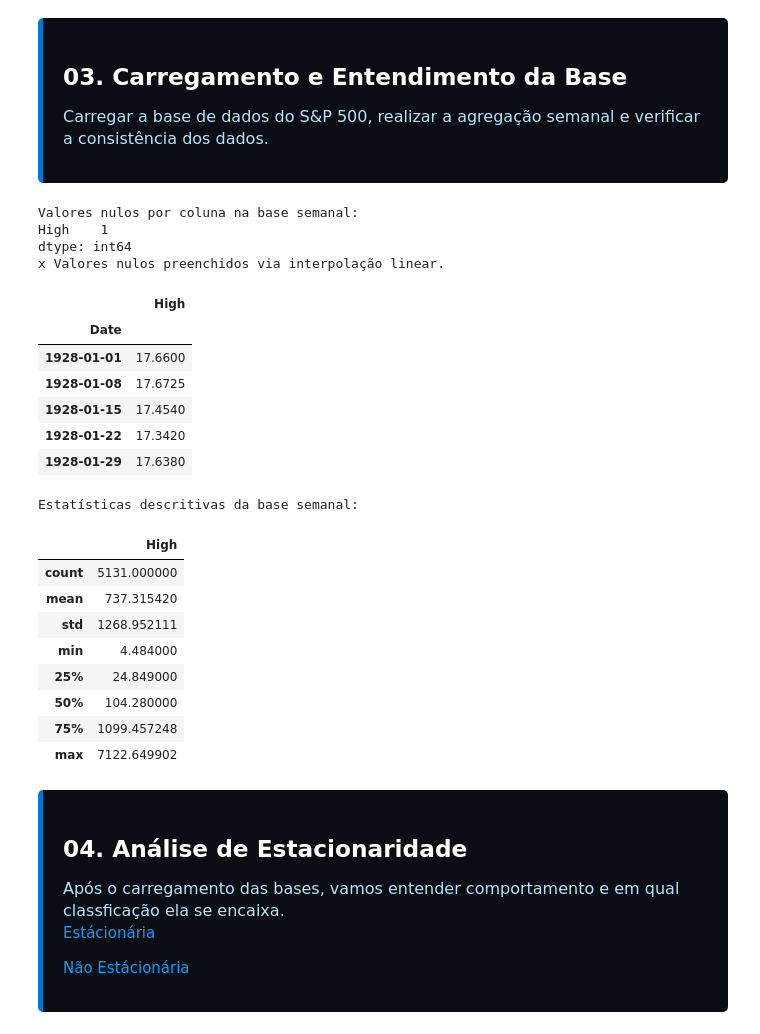
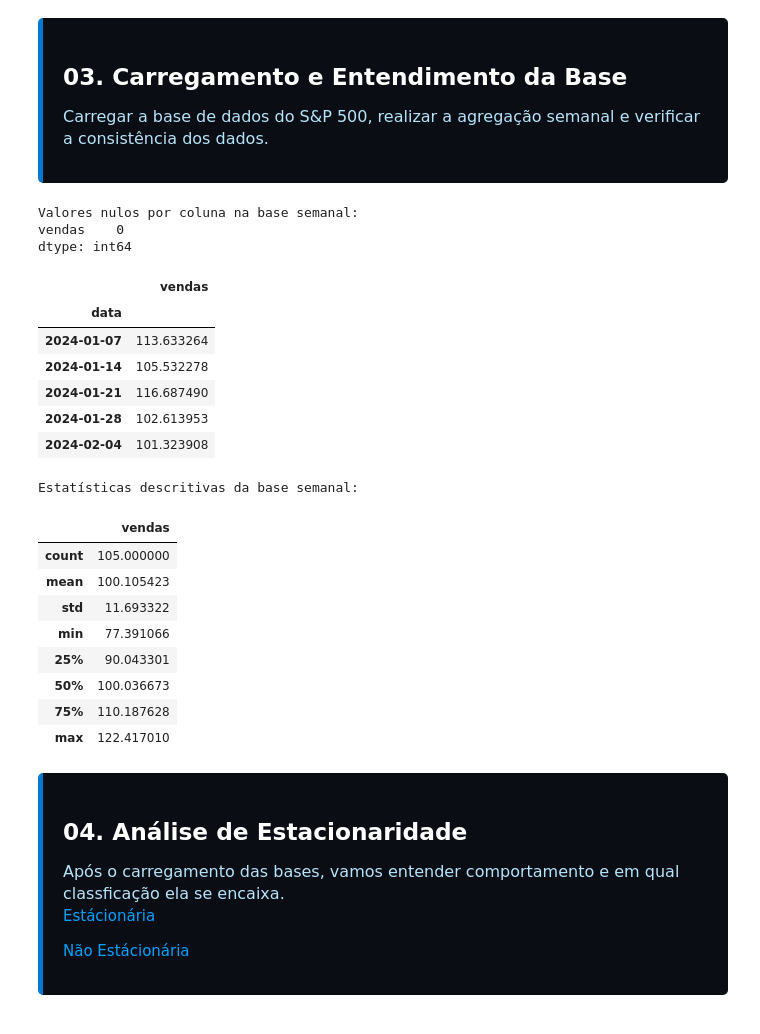
Before and after one commit to LeleNascimennto/sarima-model, a Jupyter notebook: pipeline.ipynb, the cells around one changed output. Saved outputs shown, nothing was run; the diff lists cells and outputs as text; code cells hidden in the pictures.

```diff
--- a/pipeline.ipynb
+++ b/pipeline.ipynb
@@ -285,53 +285,52 @@ def busca_melhor_sarima(y, p_range, d_range, q_range, P_range, D_range, Q_range,
     </p>
 </div>
 # %%
-df = pd.read_csv('naoEstacionaria\\sap500.csv')
+df = pd.read_csv('naoEstacionaria\\vendas_sazonal.csv')
 
-COLUNA_DATA = 'Date'
-COLUNA_VALOR = 'High'
+COLUNA_DATA = 'data'
+COLUNA_VALOR = 'vendas'
 
 # Limpeza e conversão
-df = df.drop(columns=['Open', 'Low', 'Close', 'Volume'], errors='ignore')
+# df = df.drop(columns=['Open', 'Low', 'Close', 'Volume'], errors='ignore')
 df[COLUNA_DATA] = pd.to_datetime(df[COLUNA_DATA])
 df = df.sort_values(COLUNA_DATA)
 df.set_index(COLUNA_DATA, inplace=True)
 
-# Agrupamos semanalmente pela média do valor High para reduzir o ruído
+# Agrupamos semanalmente pela média do valor Vendas para reduzir o ruído
 df_weekly = df[[COLUNA_VALOR]].resample('W').mean()
 
 nulos = df_weekly.isnull().sum()
 print("Valores nulos por coluna na base semanal:")
 print(nulos)
 
 if nulos.sum() > 0:
     df_weekly = df_weekly.interpolate(method='linear')
     print("x Valores nulos preenchidos via interpolação linear.")
 
 display(df_weekly.head())
 print("\nEstatísticas descritivas da base semanal:")
 display(df_weekly.describe())
 # %% [output]
 Valores nulos por coluna na base semanal:
-High    1
+vendas    0
 dtype: int64
-x Valores nulos preenchidos via interpolação linear.
-|  | High |
-| Date |  |
-| 1928-01-01 | 17.6600 |
-| 1928-01-08 | 17.6725 |
-| 1928-01-15 | 17.4540 |
-| 1928-01-22 | 17.3420 |
-| 1928-01-29 | 17.6380 |
+|  | vendas |
+| data |  |
+| 2024-01-07 | 113.633264 |
+| 2024-01-14 | 105.532278 |
+| 2024-01-21 | 116.687490 |
+| 2024-01-28 | 102.613953 |
+| 2024-02-04 | 101.323908 |
 Estatísticas descritivas da base semanal:
-|  | High |
-| count | 5131.000000 |
-| mean | 737.315420 |
-| std | 1268.952111 |
-| min | 4.484000 |
-| 25% | 24.849000 |
-| 50% | 104.280000 |
-| 75% | 1099.457248 |
-| max | 7122.649902 |
+|  | vendas |
+| count | 105.000000 |
+| mean | 100.105423 |
+| std | 11.693322 |
+| min | 77.391066 |
+| 25% | 90.043301 |
+| 50% | 100.036673 |
+| 75% | 110.187628 |
+| max | 122.417010 |
 # %% [markdown]
 <div style="
     background-color: #0a0e14;
```
Also changed, not shown: parts of 3 cells of this notebook, 2 other files.
